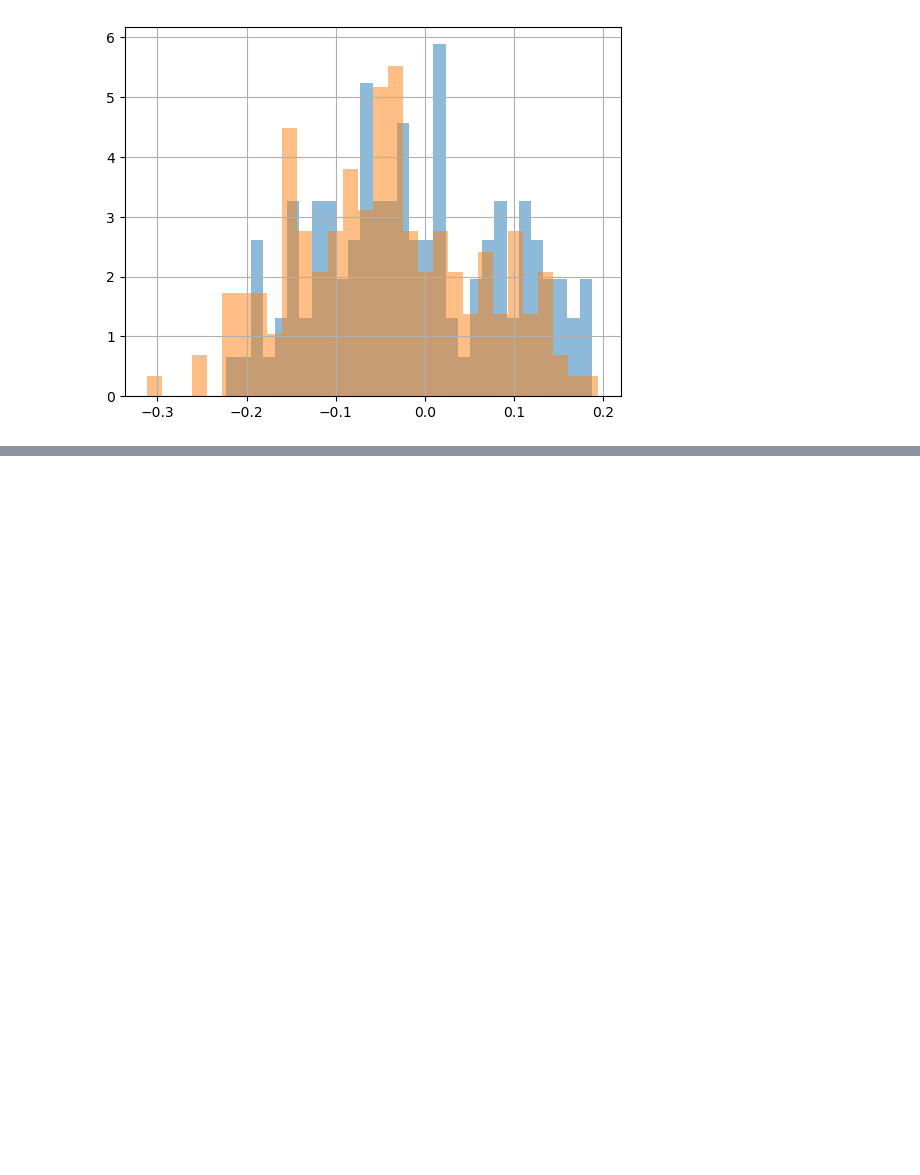
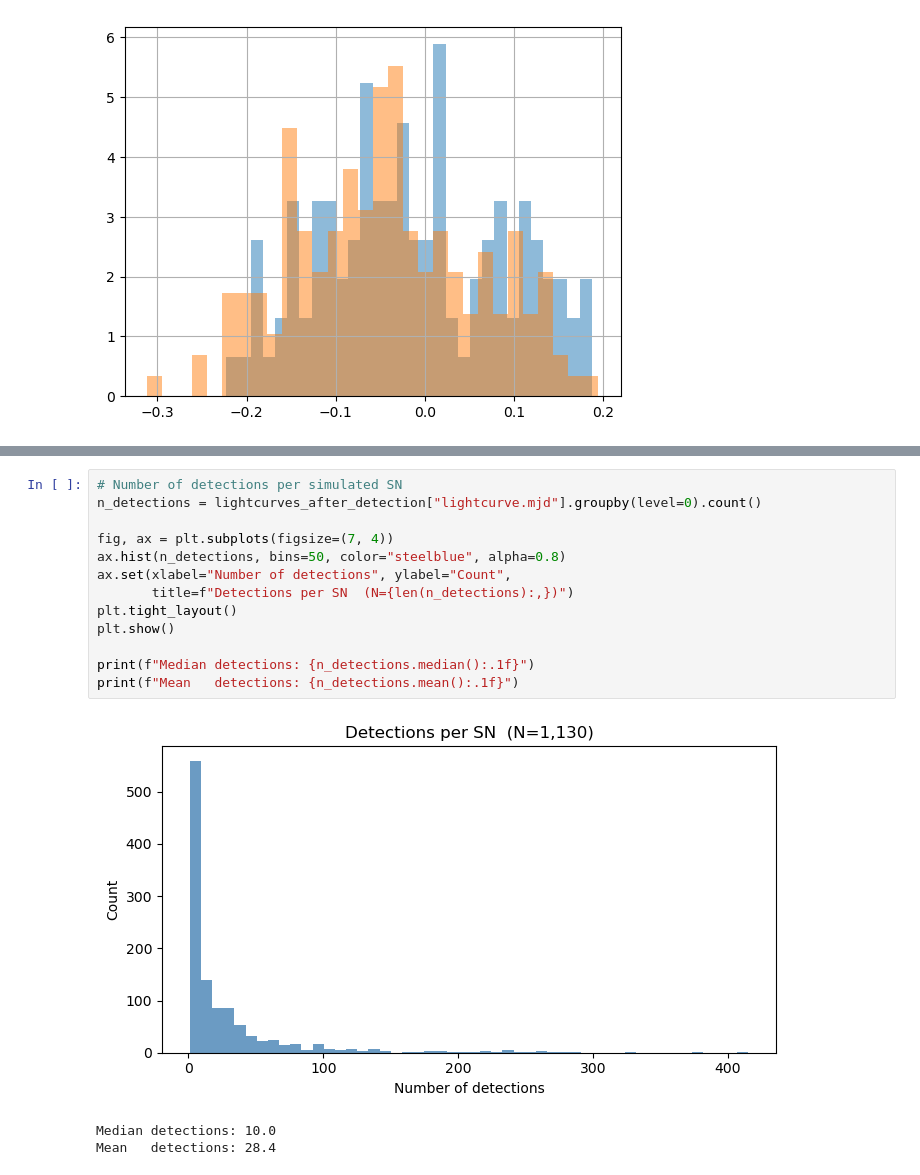
Before and after one commit to mi-dai/lightcurvelynx_rubin_dp2, a Jupyter notebook: dp2_sims_ddf.ipynb, the cells around one changed output, grey strips where cells are left out. Saved outputs shown, nothing was run; the diff lists cells and outputs as text; blank space fills up the shorter version.

```diff
--- a/dp2_sims_ddf.ipynb
+++ b/dp2_sims_ddf.ipynb
@@ -454,0 +473,17 @@ lightcurves_after_quality_cut.source_c.hist(bins=30,alpha=0.5,density=True)
+# %%
+# Number of detections per simulated SN
+n_detections = lightcurves_after_detection["lightcurve.mjd"].groupby(level=0).count()
+
+fig, ax = plt.subplots(figsize=(7, 4))
+ax.hist(n_detections, bins=50, color="steelblue", alpha=0.8)
+ax.set(xlabel="Number of detections", ylabel="Count",
+       title=f"Detections per SN  (N={len(n_detections):,})")
+plt.tight_layout()
+plt.show()
+
+print(f"Median detections: {n_detections.median():.1f}")
+print(f"Mean   detections: {n_detections.mean():.1f}")
+# %% [output]
+[figure, added]
+Median detections: 10.0
+Mean   detections: 28.4
```
Also changed, not shown: parts of 42 cells of this notebook.
